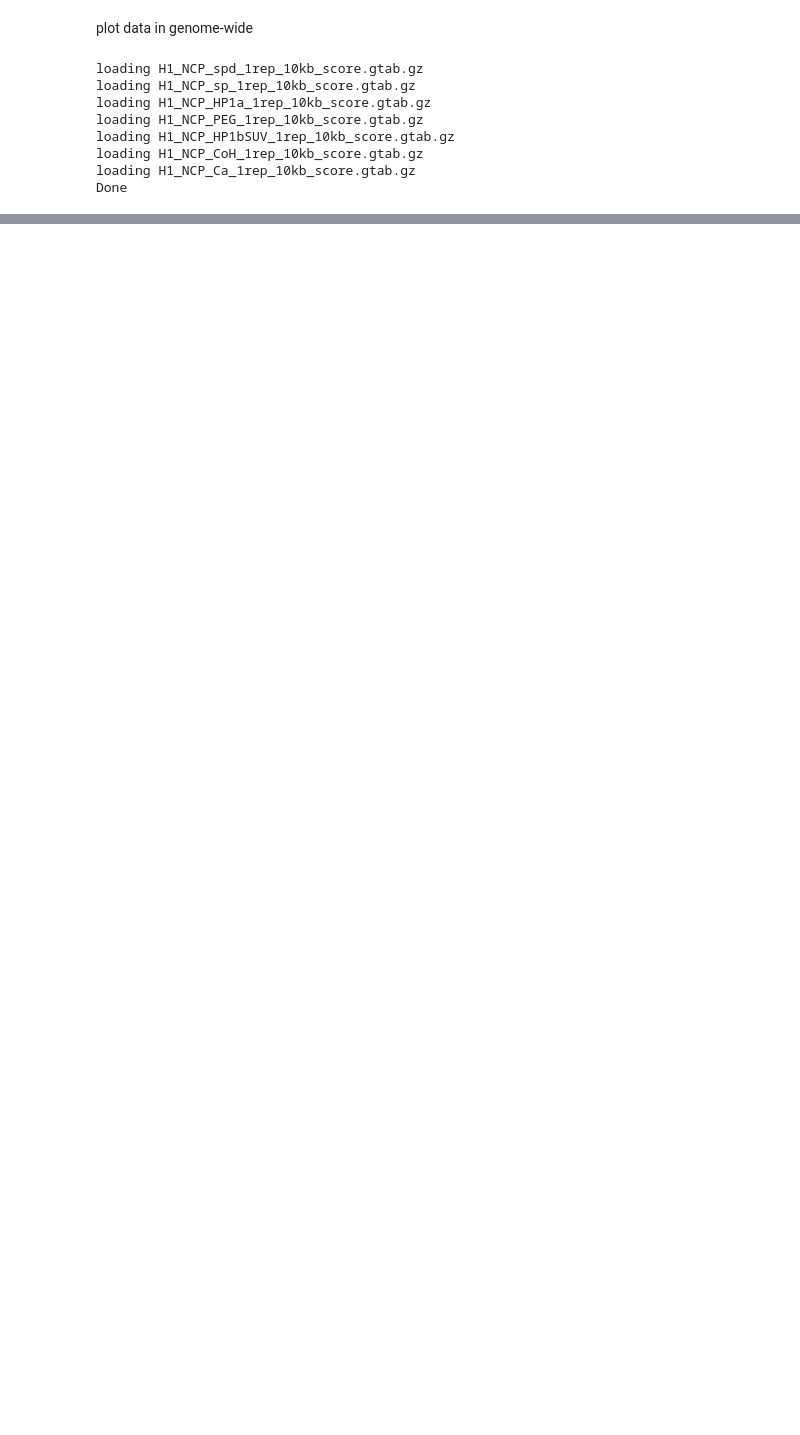
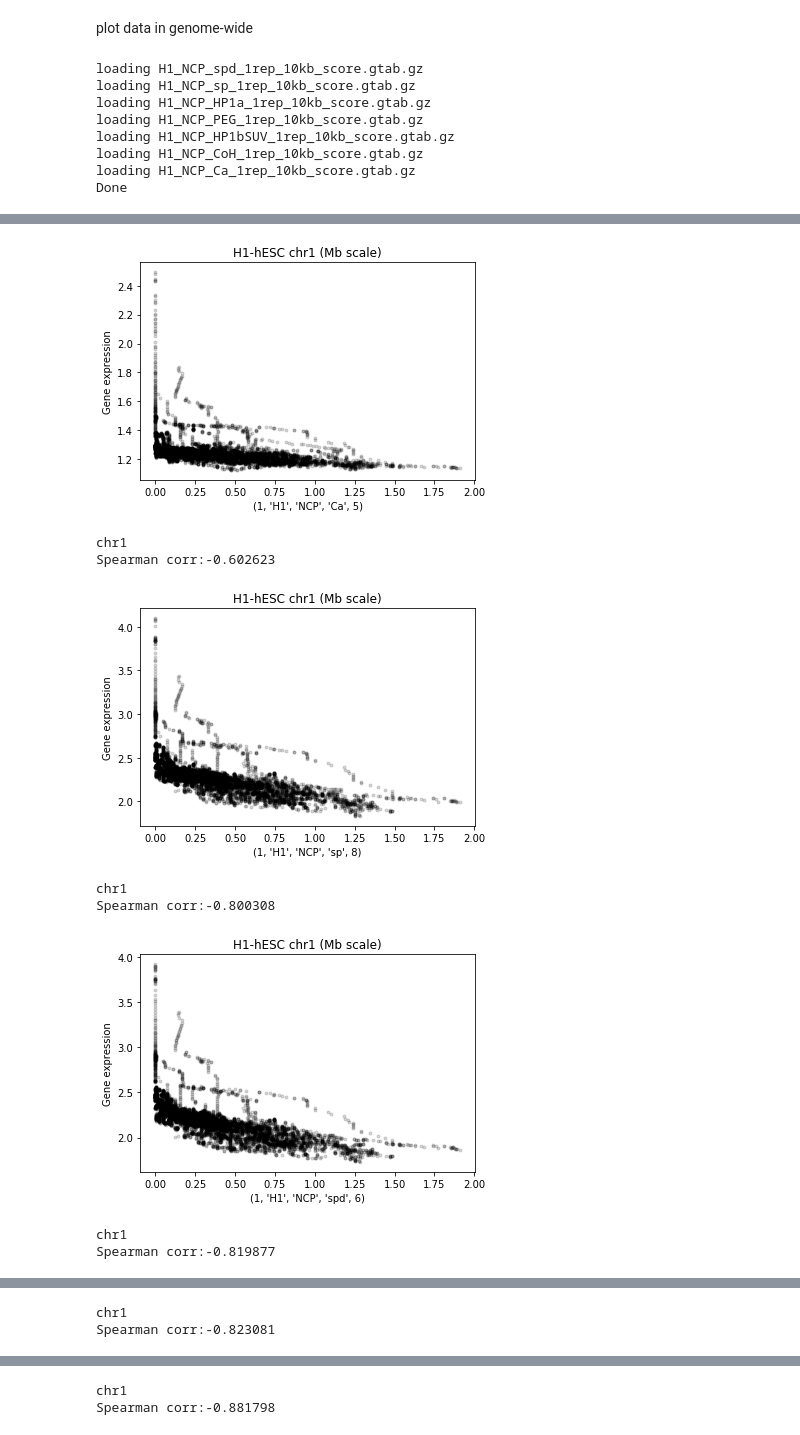
Before and after one commit to spark159/condense-seq, a Jupyter notebook: ipython_notebooks/H1_NCP_agent_genome_wide_plot.ipynb, the cells around one changed output, grey strips where cells are left out. Drawn from its saved outputs; the diff is of its cells as text; code cells hidden in the pictures; blank space fills up the shorter version.

```diff
--- a/ipython_notebooks/H1_NCP_agent_genome_wide_plot.ipynb
+++ b/ipython_notebooks/H1_NCP_agent_genome_wide_plot.ipynb
@@ -380,0 +433,30 @@ for chr in chr_choices:
+# %%
+### check the correation between signals (condensability VS gene expression)
+for chr in chr_choices:
+    X = chr_RNA_sig[chr]
+    for name in name_sig:
+        if name == 'RNA':
+            continue
+        Y = chr_dkey_sig[chr][name]
+
+        fig = plt.figure()
+        plt.plot(X, Y, 'k.', alpha=0.15)
+        plt.xlabel(name)
+        plt.ylabel('Gene expression')
+        plt.title ('H1-hESC chr1 (Mb scale)')
+        plt.show()
+
+        corr = statis.get_spearman_corr(X, Y)
+
+        print chr
+        print 'Spearman corr:%f' % (corr)
+# %% [output]
+[figure, added]
+chr1
+Spearman corr:-0.602623
+[figure, added]
+chr1
+Spearman corr:-0.800308
+[figure, added]
+chr1
+Spearman corr:-0.819877
@@ -380,0 +464,2 @@ for chr in chr_choices:
+chr1
+Spearman corr:-0.823081
@@ -380,0 +467,2 @@ for chr in chr_choices:
+chr1
+Spearman corr:-0.881798
```
Also changed, not shown: parts of 4 cells of this notebook, 39 other files.
